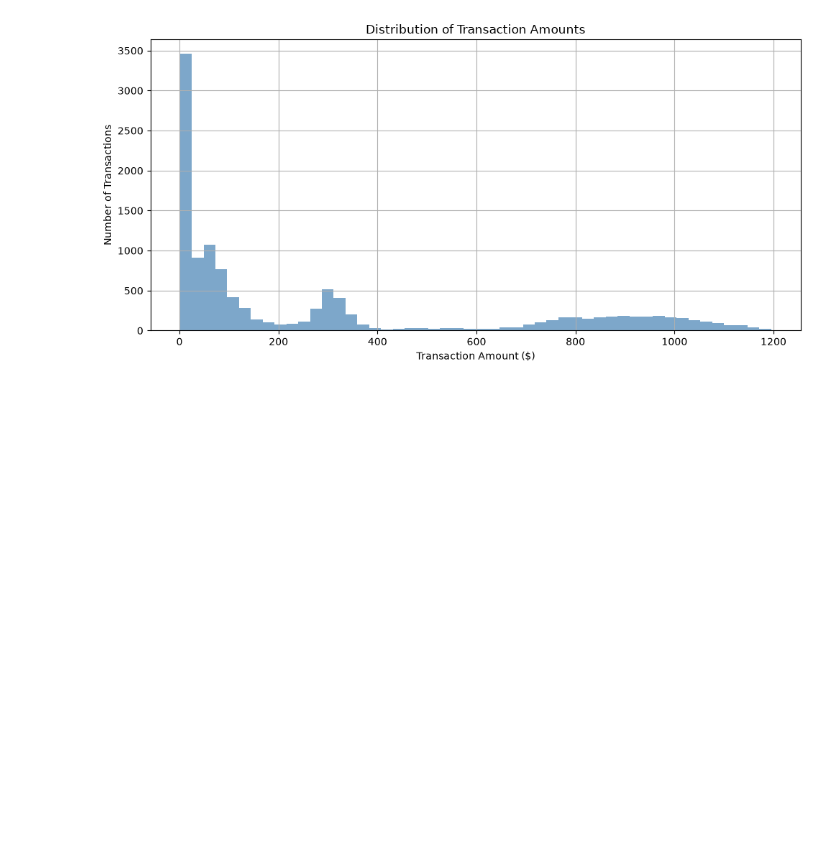
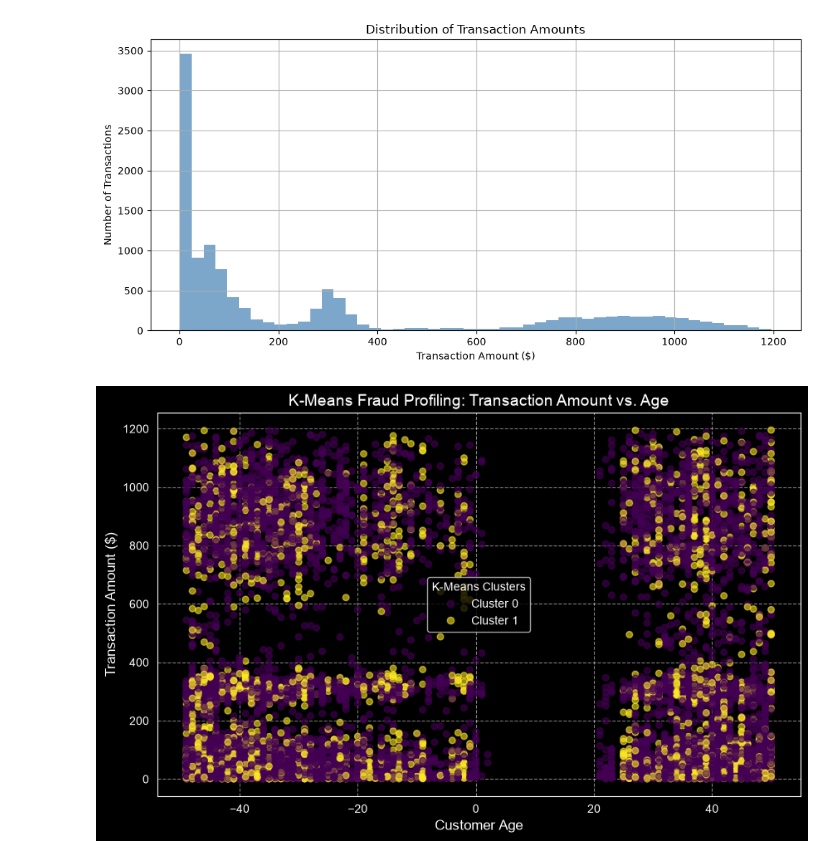
Before and after one commit to ZubairRashid05/Unspupervised-Learning-For-Fraud-Detection_CSCI-3052U-Project, a Jupyter notebook: model.ipynb, the cells around one changed output. Drawn from its saved outputs; the diff is of its cells as text; code cells hidden in the pictures; blank space fills up the shorter version.

Commit message:
updated model and added other model to compare

```diff
--- a/model.ipynb
+++ b/model.ipynb
@@ -225,3 +225,86 @@ plt.tight_layout()
 plt.show()
 # %% [output]
 [figure]
+# %%
+import pandas as pd
+import numpy as np
+import matplotlib.pyplot as plt
+from sklearn.cluster import KMeans
+from sklearn.preprocessing import StandardScaler
+
+# --- 1. Advanced Feature Engineering from Strings ---
+
+# Extract Age from Date of Birth (Using the current year 2026)
+
+
+df_final['age'] = 2026 - pd.to_datetime(df_final['dob'], format='mixed', errors='coerce').dt.year
+df_final['trans_day_of_week'] = pd.to_datetime(df_final['trans_date'], format='mixed', errors='coerce').dt.dayofweek
+
+# Quick clean-up: Fill any failed parses with the median age so the scaler doesn't crash
+df_final['age'] = df_final['age'].fillna(df_final['age'].median())
+df_final['trans_day_of_week'] = df_final['trans_day_of_week'].fillna(0)
+
+
+# df_final['age'] = 2026 - pd.to_datetime(df_final['dob']).dt.year
+
+# Extract Hour of the Day (Fraud frequently happens at odd hours)
+df_final['trans_hour'] = pd.to_datetime(df_final['trans_time'], format='%H:%M:%S').dt.hour
+
+# Extract Day of the Week (0 = Monday, 6 = Sunday)
+# df_final['trans_day_of_week'] = pd.to_datetime(df_final['trans_date']).dt.dayofweek
+
+# Encode Gender as a numeric flag (Male = 1, Female = 0)
+df_final['is_male'] = pd.get_dummies(df_final['gender'], drop_first=True).astype(int)
+
+
+# --- 2. Feature Selection ---
+
+# Keep only relevant numerical columns; drop text/unique identifiers
+features_to_use = [
+    'amt', 'age', 'trans_hour', 'trans_day_of_week', 'is_male',
+    'city_pop', 'unix_time', 'lat', 'long', 'merch_lat', 'merch_long'
+]
+df_numeric = df_final[features_to_use].copy()
+
+# Save the true labels separately so we can evaluate performance later
+# Unsupervised models must never train on the target label!
+y_true = df_final['is_fraud']
+
+
+# --- 3. Scaling and Clustering ---
+
+scaler = StandardScaler()
+df_scaled = scaler.fit_transform(df_numeric)
+
+# Fit K-Means with 2 clusters (intended to capture normal vs anomalous behavior profiles)
+kmeans = KMeans(n_clusters=2, random_state=42, init='k-means++')
+cluster_labels = kmeans.fit_predict(df_scaled)
+
+
+# --- 4. Plotting the Clusters ---
+
+plt.figure(figsize=(10, 6))
+
+# Scatter plot using Transaction Amount vs Age
+# We map the colors ('c') directly to our new K-Means cluster labels
+scatter = plt.scatter(
+    df_numeric['age'],
+    df_numeric['amt'],
+    c=cluster_labels,
+    cmap='viridis',
+    alpha=0.6,
+    s=30
+)
+
+plt.title('K-Means Fraud Profiling: Transaction Amount vs. Age', fontsize=14)
+plt.xlabel('Customer Age', fontsize=12)
+plt.ylabel('Transaction Amount ($)', fontsize=12)
+plt.grid(True, linestyle='--', alpha=0.5)
+
+# Add a legend mapping the clusters
+handles, labels = scatter.legend_elements()
+plt.legend(handles, ['Cluster 0', 'Cluster 1'], title="K-Means Clusters")
+
+plt.show()
+# %% [output]
+[figure, added]
```
Also changed, not shown: parts of 6 cells of this notebook, 10 other files.
